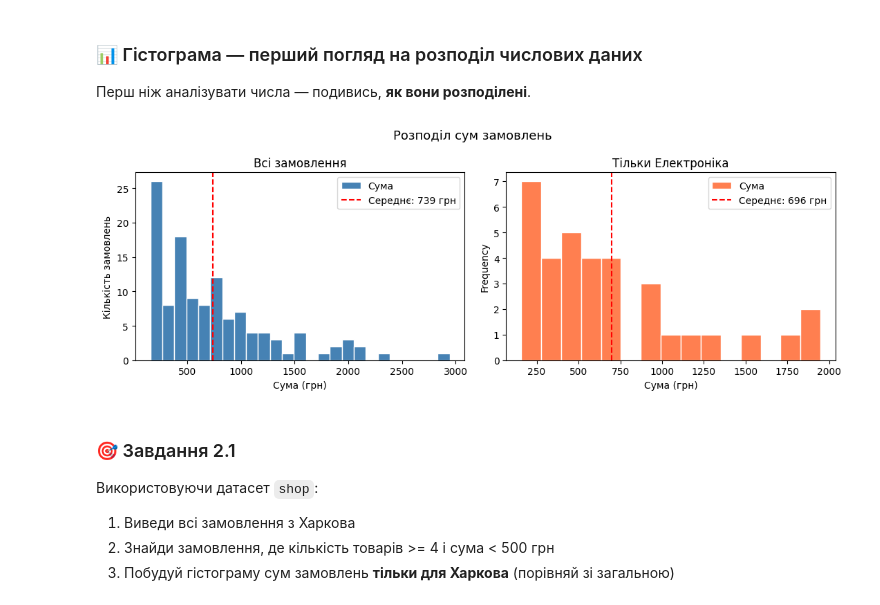
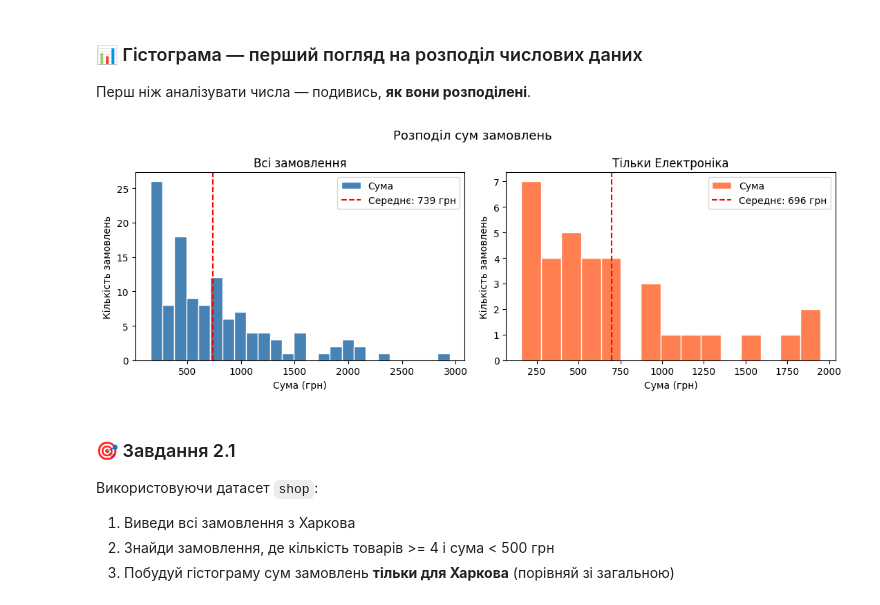
Before and after one commit to NadiiaIvashchuk/DTA_2026, a Jupyter notebook: classmade/"pandas_matplotlib_combined_ua_ipynb".ipynb, the cells around one changed output. Cells and saved outputs as stored; diff of their text form; code cells hidden in the pictures.

```diff
--- a/classmade/"pandas_matplotlib_combined_ua_ipynb".ipynb
+++ b/classmade/"pandas_matplotlib_combined_ua_ipynb".ipynb
@@ -341,29 +359,30 @@ print(f'Сума 500-1500 грн: {len(mid_range)} замовлень')
 # %%
 fig, axes = plt.subplots(1, 2, figsize=(11, 4))
 
 # Розподіл сум ВСІХ замовлень
 shop['Сума'].plot.hist(ax=axes[0], bins=25, color='steelblue',
                        edgecolor='white', title='Всі замовлення')
 axes[0].set_xlabel('Сума (грн)')
 axes[0].set_ylabel('Кількість замовлень')
 axes[0].axvline(shop['Сума'].mean(), color='red', linestyle='--',
                 label=f"Середнє: {shop['Сума'].mean():.0f} грн")
 axes[0].legend()
 
 # Розподіл тільки по Електроніці
 elec = shop[shop['Категорія'] == 'Електроніка']['Сума']
 elec.plot.hist(ax=axes[1], bins=15, color='coral',
                edgecolor='white', title='Тільки Електроніка')
 axes[1].set_xlabel('Сума (грн)')
+axes[1].set_ylabel("Кількість замовлень")
 axes[1].axvline(elec.mean(), color='red', linestyle='--',
                 label=f'Середнє: {elec.mean():.0f} грн')
 axes[1].legend()
 
 plt.suptitle('Розподіл сум замовлень', fontsize=13)
-plt.tight_layout()
+plt.tight_layout() # управління розміром гпафіка відносно екрану
 plt.show()
 # %% [output]
-[figure, old version]
+[figure, new version]
 # %% [markdown]
 ### 🎯 Завдання 2.1
 
```
Also changed, not shown: parts of 8 cells of this notebook.
